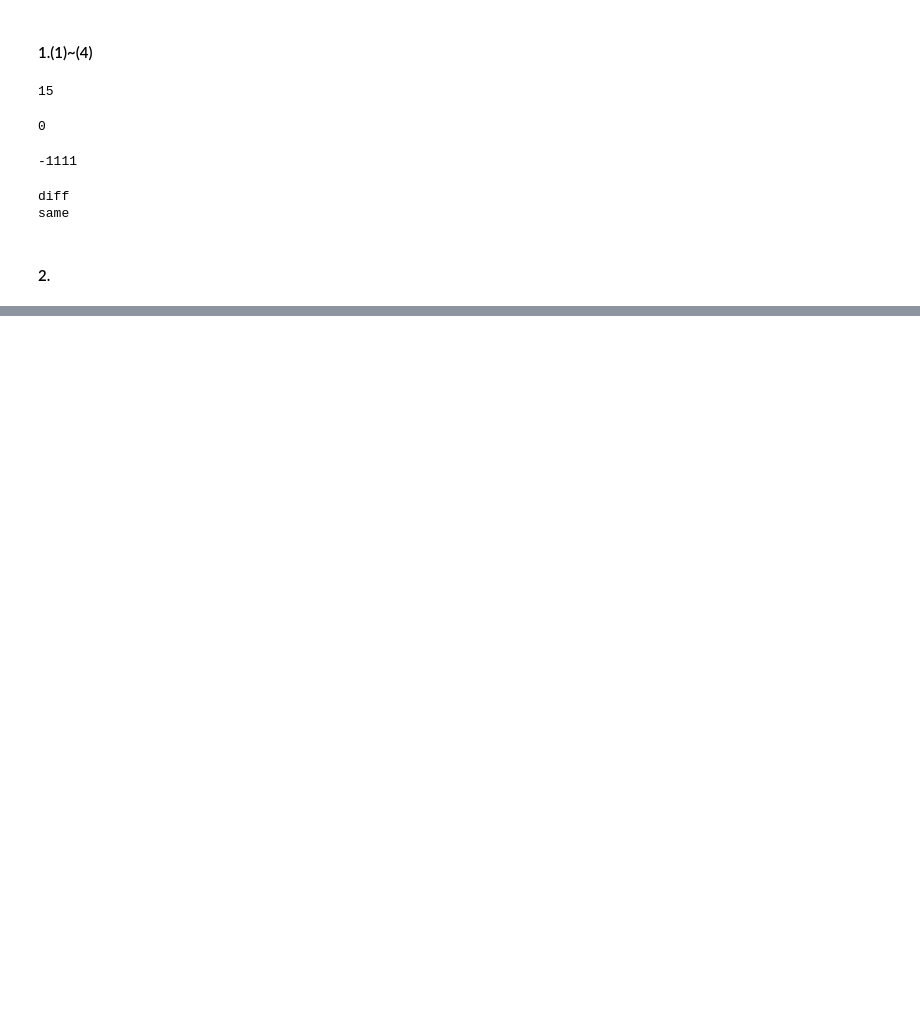
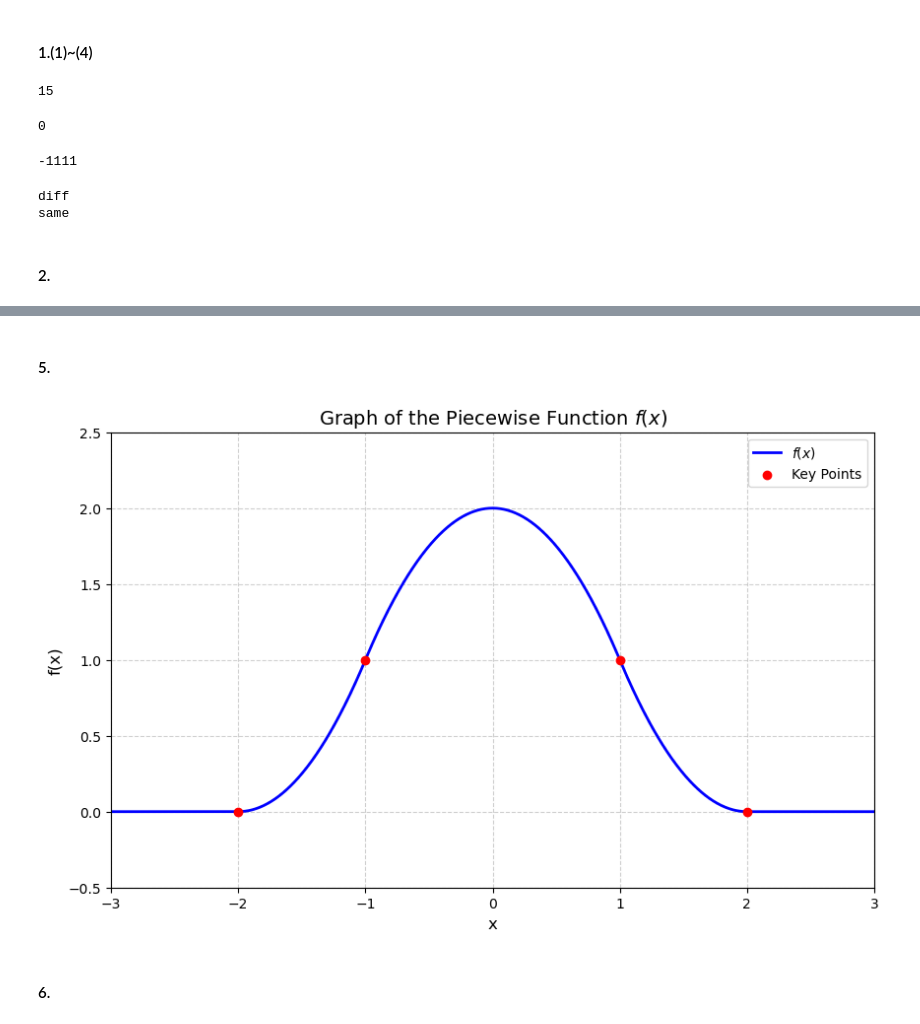
Before and after one commit to mengzihahaha/numerical_apro, a Jupyter notebook: asignment.ipynb, the cells around one changed output, grey strips where cells are left out. Drawn from its saved outputs; the diff is of its cells as text; code cells hidden in the pictures; blank space fills up the shorter version.

```diff
--- a/asignment.ipynb
+++ b/asignment.ipynb
@@ -64,0 +288,67 @@ a=[1,2,3,5,4]
+# %% [markdown]
+#### 5.
+# %%
+import numpy as np
+import matplotlib.pyplot as plt
+
+def f(x):
+    """
+    定义分段函数 f(x)
+    """
+    # 初始化结果数组，与 x 形状相同，初始值为 0 (对应 |x| >= 2 的情况)
+    y = np.zeros_like(x, dtype=float)
+
+    # 条件 1: |x| <= 1  =>  -1 <= x <= 1
+    mask1 = (x >= -1) & (x <= 1)
+    y[mask1] = 2 - x[mask1]**2
+
+    # 条件 2: 1 < x < 2
+    mask2 = (x > 1) & (x < 2)
+    y[mask2] = (x[mask2] - 2)**2
+
+    # 条件 3: -2 < x < -1
+    mask3 = (x > -2) & (x < -1)
+    y[mask3] = (x[mask3] + 2)**2
+
+    # 条件 4: |x| >= 2 已经在初始化时设为 0，无需额外操作
+    # 但为了严谨，可以显式赋值（可选）
+    # mask4 = (x <= -2) | (x >= 2)
+    # y[mask4] = 0
+
+    return y
+
+# 生成 x 数据点
+# 范围稍微超出 [-2, 2] 以显示两侧的 0
+x = np.linspace(-3, 3, 1000)
+y = f(x)
+
+# 创建图像
+plt.figure(figsize=(10, 6))
+plt.plot(x, y, label='$f(x)$', color='blue', linewidth=2)
+
+# 添加关键点的标记，以便观察分段连接处
+critical_points_x = [-2, -1, 1, 2]
+critical_points_y = [f(np.array([pt]))[0] for pt in critical_points_x]
+plt.scatter(critical_points_x, critical_points_y, color='red', zorder=5, label='Key Points')
+
+# 设置标题和标签
+plt.title('Graph of the Piecewise Function $f(x)$', fontsize=14)
+plt.xlabel('x', fontsize=12)
+plt.ylabel('f(x)', fontsize=12)
+
+# 添加网格
+plt.grid(True, linestyle='--', alpha=0.6)
+
+# 添加图例
+plt.legend()
+
+# 设置坐标轴范围，使图像更美观
+plt.ylim(-0.5, 2.5)
+plt.xlim(-3, 3)
+
+# 显示图像
+plt.show()
+# %% [output]
+[figure, added]
+# %% [markdown]
+#### 6.
```
Also changed, not shown: parts of 11 cells of this notebook, 3 other files.
